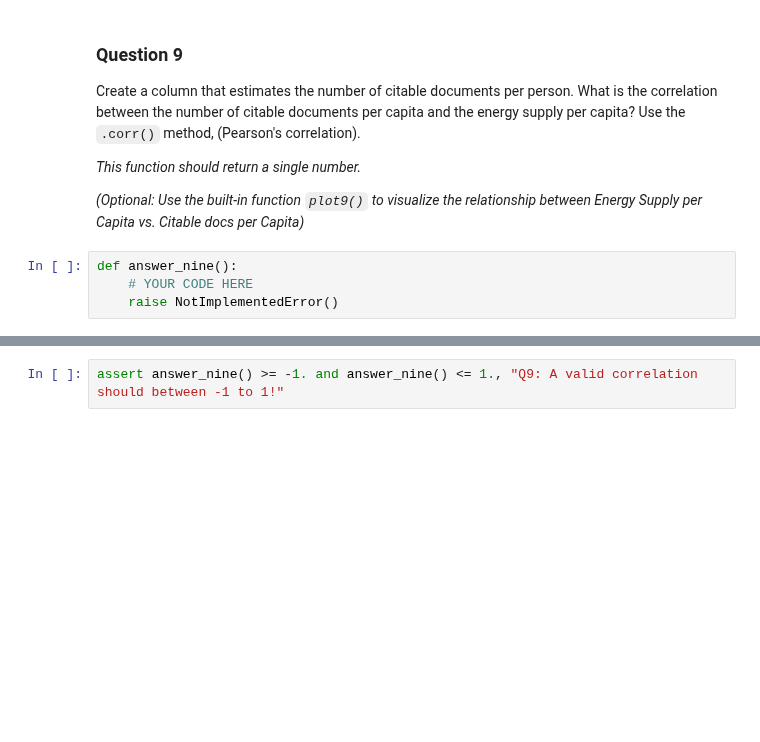
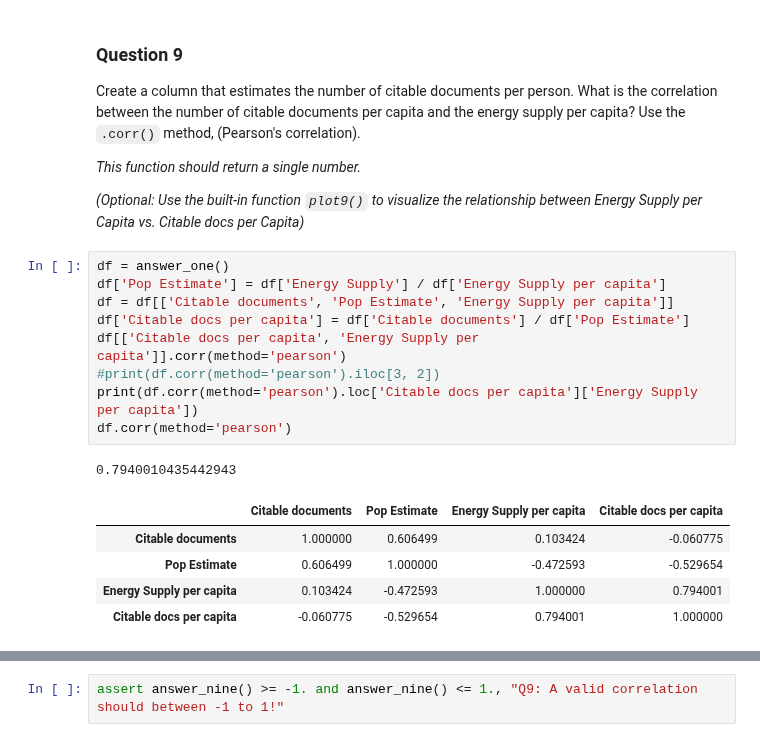
Before and after one commit to SantiGonzalezz/Applied-Data-Science-with-Python, a Jupyter notebook: 1. Introduction to Data Science in Python/Week 3/assignment3.ipynb, the cells around one changed output, grey strips where cells are left out. Cells and saved outputs as stored; diff of their text form; blank space fills up the shorter version.

```diff
--- a/1. Introduction to Data Science in Python/Week 3/assignment3.ipynb
+++ b/1. Introduction to Data Science in Python/Week 3/assignment3.ipynb
@@ -525,7 +525,19 @@ What is the correlation between the number of citable documents per capita and t
 *This function should return a single number.*
 
 *(Optional: Use the built-in function `plot9()` to visualize the relationship between Energy Supply per Capita vs. Citable docs per Capita)*
-# %%
-def answer_nine():
-    # YOUR CODE HERE
-    raise NotImplementedError()
+# %%
+df = answer_one()
+df['Pop Estimate'] = df['Energy Supply'] / df['Energy Supply per capita']
+df = df[['Citable documents', 'Pop Estimate', 'Energy Supply per capita']]
+df['Citable docs per capita'] = df['Citable documents'] / df['Pop Estimate']
+df[['Citable docs per capita', 'Energy Supply per capita']].corr(method='pearson')
+#print(df.corr(method='pearson').iloc[3, 2])
+print(df.corr(method='pearson').loc['Citable docs per capita']['Energy Supply per capita'])
+df.corr(method='pearson')
+# %% [output]
+0.7940010435442943
+|  | Citable documents | Pop Estimate | Energy Supply per capita | Citable docs per capita |
+| Citable documents | 1.000000 | 0.606499 | 0.103424 | -0.060775 |
+| Pop Estimate | 0.606499 | 1.000000 | -0.472593 | -0.529654 |
+| Energy Supply per capita | 0.103424 | -0.472593 | 1.000000 | 0.794001 |
+| Citable docs per capita | -0.060775 | -0.529654 | 0.794001 | 1.000000 |
```
Also changed, not shown: parts of 15 cells of this notebook.
